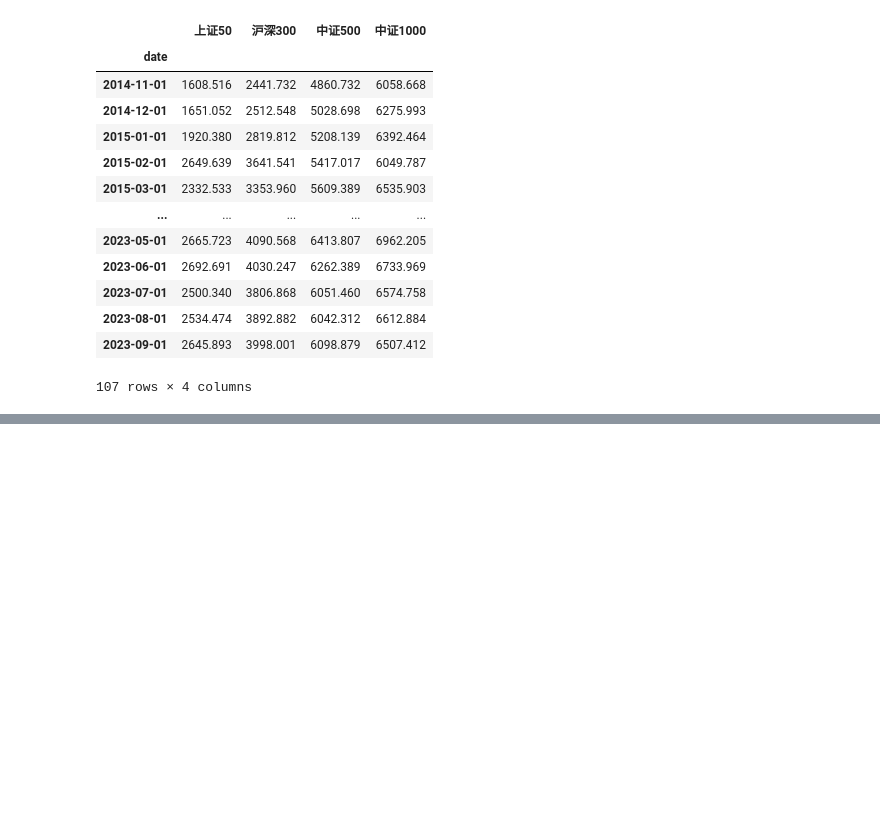
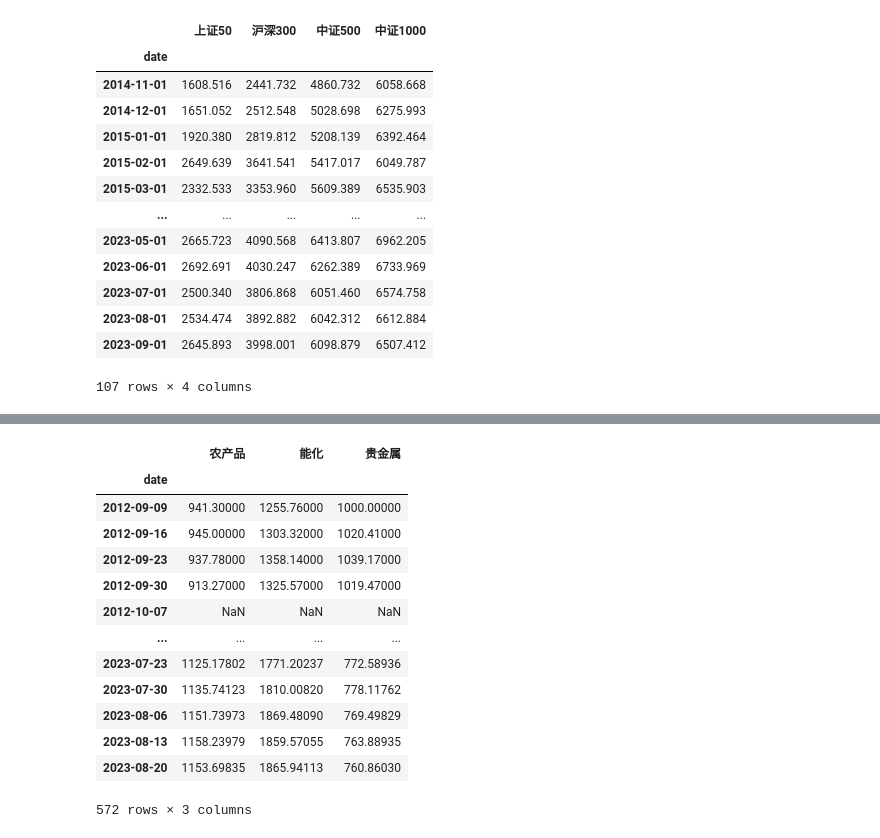
Before and after one commit to Zhu-Aemon/Quant_replication, a Jupyter notebook: CTA/CTA-5Indicators.ipynb, the cells around one changed output, grey strips where cells are left out. Cells and saved outputs as stored; diff of their text form; code cells hidden in the pictures; blank space fills up the shorter version.

```diff
--- a/CTA/CTA-5Indicators.ipynb
+++ b/CTA/CTA-5Indicators.ipynb
@@ -585,0 +667,17 @@ reg.score(NH_CPI_pct[['农产品']], NH_CPI_pct[['cpi']])
+# %%
+NH_data.resample('W').first()
+# %% [output]
+|  | 农产品 | 能化 | 贵金属 |
+| date |  |  |  |
+| 2012-09-09 | 941.30000 | 1255.76000 | 1000.00000 |
+| 2012-09-16 | 945.00000 | 1303.32000 | 1020.41000 |
+| 2012-09-23 | 937.78000 | 1358.14000 | 1039.17000 |
+| 2012-09-30 | 913.27000 | 1325.57000 | 1019.47000 |
+| 2012-10-07 | NaN | NaN | NaN |
+| ... | ... | ... | ... |
+| 2023-07-23 | 1125.17802 | 1771.20237 | 772.58936 |
+| 2023-07-30 | 1135.74123 | 1810.00820 | 778.11762 |
+| 2023-08-06 | 1151.73973 | 1869.48090 | 769.49829 |
+| 2023-08-13 | 1158.23979 | 1859.57055 | 763.88935 |
+| 2023-08-20 | 1153.69835 | 1865.94113 | 760.86030 |
+572 rows × 3 columns
```
Also changed, not shown: parts of 22 cells of this notebook, 2 other files.
